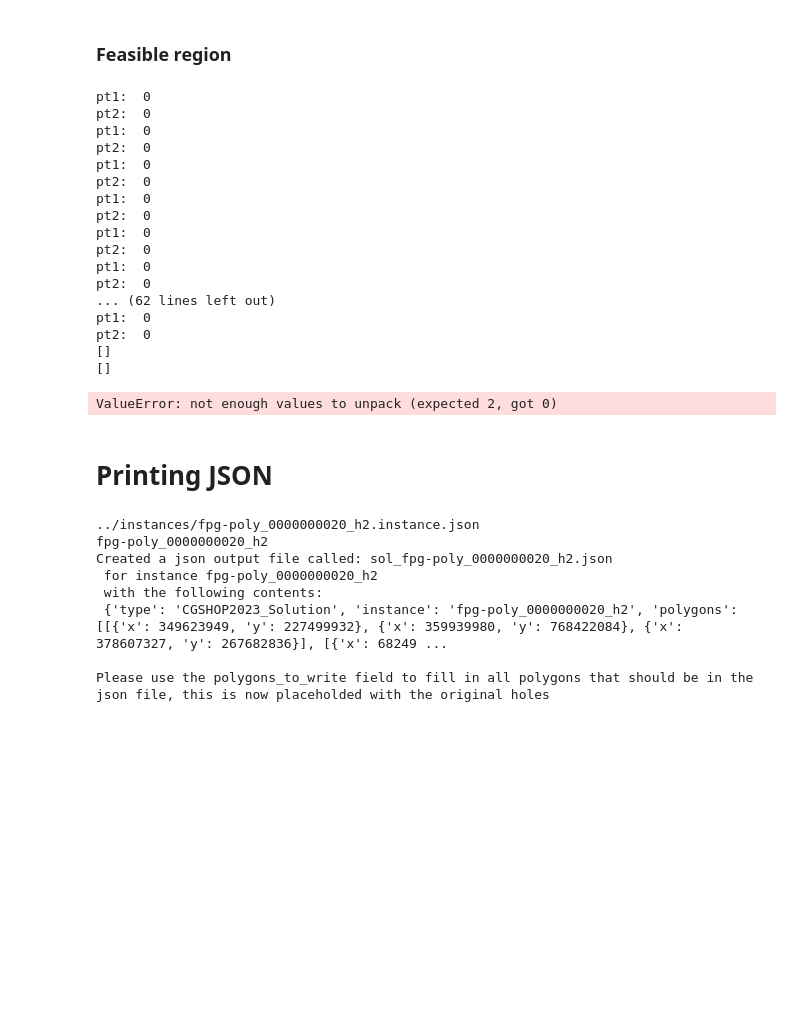
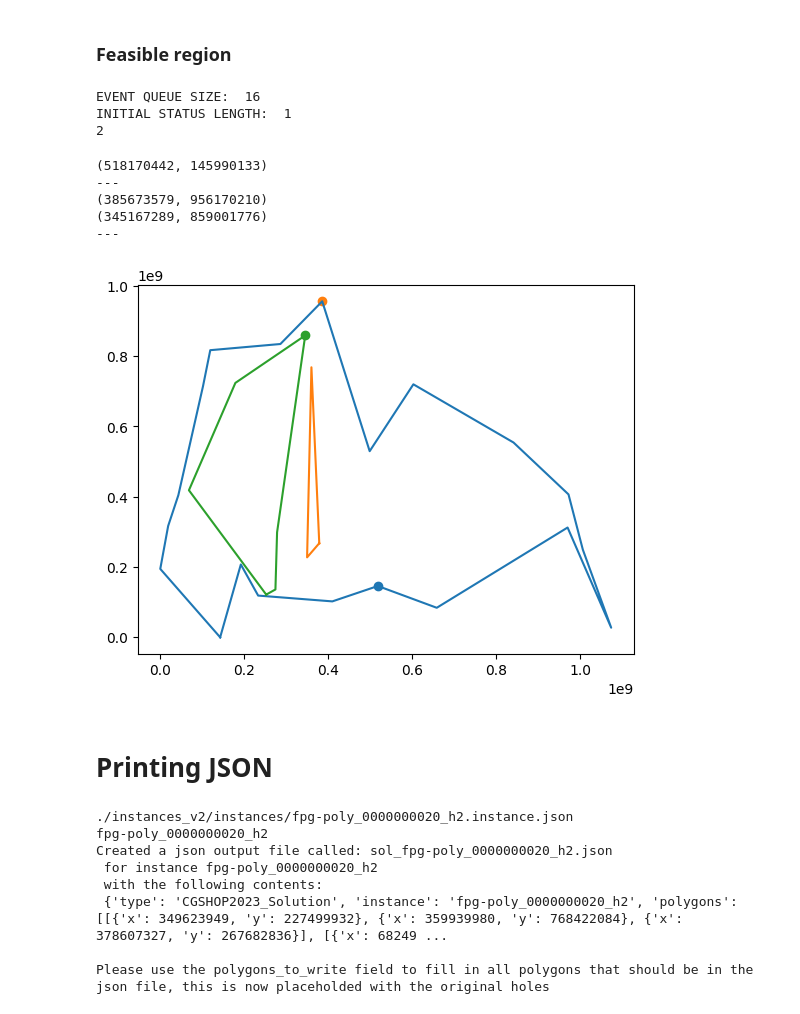
Before and after one commit to theodle/2IMA15-project, a Jupyter notebook: prototyping.ipynb, the cells around one changed output. Cells and saved outputs as stored; diff of their text form; code cells hidden in the pictures; blank space fills up the shorter version.

```diff
--- a/prototyping.ipynb
+++ b/prototyping.ipynb
@@ -106,7 +129,7 @@ for pt in polygon['outer_boundary']:
 
 counter = 0
 for pt in listpts:
-    e = Edge(listpts[counter], listpts[counter-1], None)
+    e = Edge(listpts[counter-1], listpts[counter], None)
     listedges.append(e)
     alledges.append(e)
     counter +=1
@@ -170,7 +193,7 @@ if ishole:
         #Edges in hole
         counter = 0
         for pt in listholepts:
-            e = Edge(listholepts[counter], listholepts[counter-1], None)
+            e = Edge(listholepts[counter-1], listholepts[counter], None)
             #print("EDGE Added:", e.pt1, e.pt2)
             listholeedges.append(e)
             alledges.append(e)
@@ -476,15 +492,13 @@ def status(v, polygon):
 def handle_event(p: Point, r: Point, status):
     # d = dist(p,r) #is it needed?
 
-    print(status)
-
     edges, dists = zip(*status) # list of pairs (edge, dist) to two lists of edges and dists
     for edge in (p.incoming + p.outgoing): # all edges ending or starting here
         try:
             idx = edges.index(edge) #finds the index of 'edge' in 'edges' if it exists, may throw error
             del status[idx]
         except: #edge is not in edges of the status, so we must add it to the status
-            status.append((edge, -1)) #d)) #can we just append with 0, since we calc after anyway?
+            status.append([edge, -1]) #d)) #can we just append with 0, since we calc after anyway?
 
     # recompute distances of intersection point with sweepline and edges in the status
     for i in range(len(status)):
@@ -492,10 +506,10 @@ def handle_event(p: Point, r: Point, status):
         status[i][1] = dist(r, isectpt) #replace distance with correct value for current event
 
     # sort the status on the distance of the intersection point of the sweepline to the edge
-    status = status.sort(key=lambda e : e[1])
+    status.sort(key=lambda e : e[1])
 
     # if p is an endpoint of the edge currently visible to r, we need to report it.
-    return pointequals(status[0][0].pt1, p) or pointequals(status[0][0].pt2, p)
+    return status, (pointequals(status[0][0].pt1, p) or pointequals(status[0][0].pt2, p))
 # %% [markdown]
 ### Feasible region
 # %%
@@ -562,26 +588,36 @@ def feasible_region(r: Point, polygon: Polygon):
 
     return report
-# %%
-feasible_region(refl[0], poly)
-# %% [output]
-pt1:  0
-pt2:  0
-pt1:  0
-pt2:  0
-pt1:  0
-pt2:  0
-pt1:  0
-pt2:  0
-pt1:  0
-pt2:  0
-pt1:  0
-pt2:  0
-... (62 lines left out)
-pt1:  0
-pt2:  0
-[]
-[]
-ValueError: not enough values to unpack (expected 2, got 0)
+# %%
+reflex = refl[1]
+FR = feasible_region(reflex, poly)
+print(len(FR))
+# %% [output]
+EVENT QUEUE SIZE:  16
+INITIAL STATUS LENGTH:  1
+2
+# %%
+polygon_plt()
+
+print(reflex.coordinate)
+print("---")
+for pt in FR:
+    print(pt.coordinate)
+print("---")
+
+to_plot = [reflex, *FR]
+# to_plot = [reflex, FR[0][0].pt1, FR[0][0].pt2]
+
+for pt in to_plot:
+    plt.scatter(pt.coordinate[0], pt.coordinate[1])
+
+plt.show()
+# %% [output]
+(518170442, 145990133)
+---
+(385673579, 956170210)
+(345167289, 859001776)
+---
+[figure, added]
 # %% [markdown]
 # Printing JSON
 # %%
@@ -650,7 +686,7 @@ with open("sol_"+instance+".json", "w") as outfile:
 print("Created a json output file called:", "sol_"+instance+".json\n" , "for instance", instance,"\n", "with the following contents:\n", finaldict)
 print("\nPlease use the polygons_to_write field to fill in all polygons that should be in the json file, this is now placeholded with the original holes")
 # %% [output]
-../instances/fpg-poly_0000000020_h2.instance.json
+./instances_v2/instances/fpg-poly_0000000020_h2.instance.json
 fpg-poly_0000000020_h2
 Created a json output file called: sol_fpg-poly_0000000020_h2.json
  for instance fpg-poly_0000000020_h2
```
Also changed, not shown: parts of 5 cells of this notebook.
